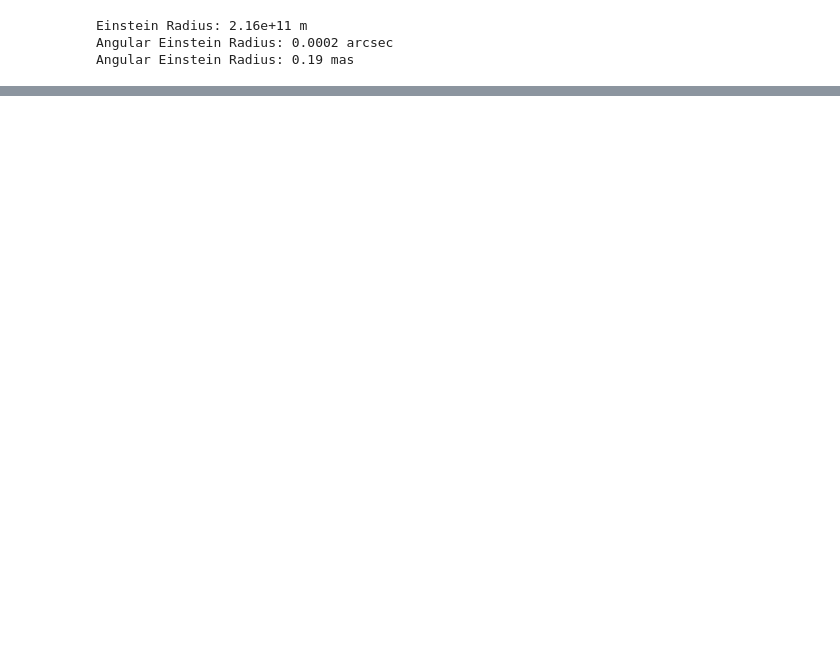
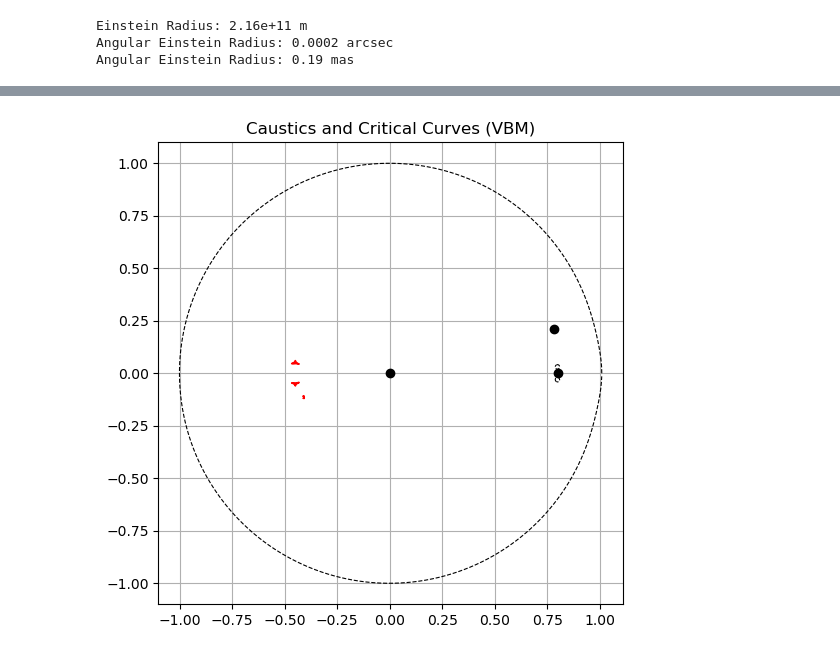
Before and after one commit to AmberLee2427/SURP25, a Jupyter notebook: Microlensing/run2.ipynb, the cells around one changed output, grey strips where cells are left out. Cells and saved outputs as stored; diff of their text form; code cells hidden in the pictures; blank space fills up the shorter version.

```diff
--- a/Microlensing/run2.ipynb
+++ b/Microlensing/run2.ipynb
@@ -127,7 +131,9 @@ np.savez("triple_lightcurve_data2.npz",
          tau=triple_model_tau,
          mag=triple_model_mag)
 # %%
-#triple_model.animate()
+triple_model.plot_caustics_and_critical()
+# %% [output]
+[figure, added]
 # %%
 data = np.load("triple_lightcurve_data2.npz")
 triple_model_tau = data['tau']
```
Also changed, not shown: parts of 8 cells of this notebook, 11 other files.
